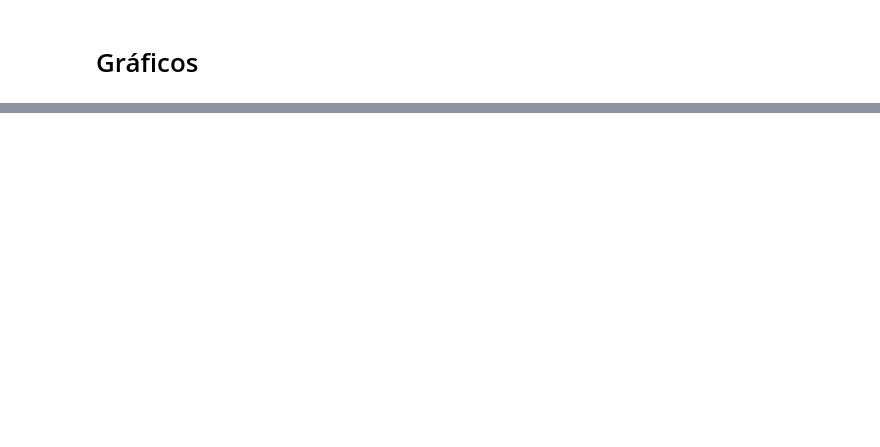
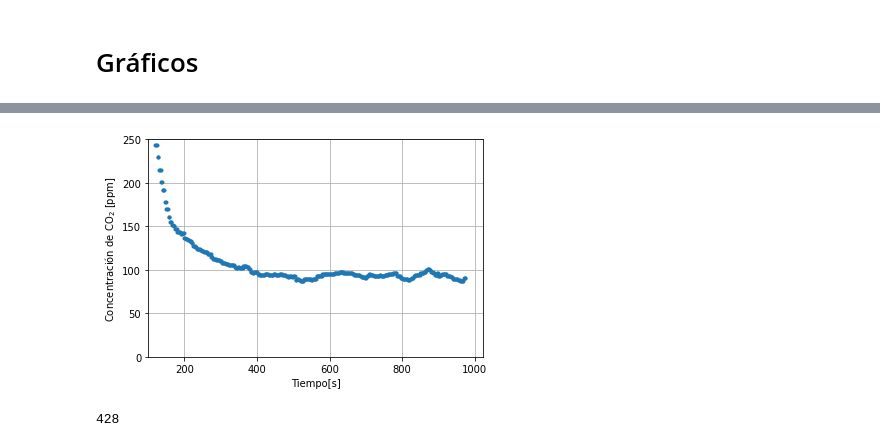
Before and after one commit to fyulita/laboratorio-6-y-7, a Jupyter notebook: Arduino/notebook-co2.ipynb, the cells around one changed output, grey strips where cells are left out. Cells and saved outputs as stored; diff of their text form; code cells hidden in the pictures; blank space fills up the shorter version.

```diff
--- a/Arduino/notebook-co2.ipynb
+++ b/Arduino/notebook-co2.ipynb
@@ -91,0 +94,17 @@ plt.show()
+# %%
+data=df0.data.to_numpy()
+tiempo=np.arange(0,2*len(data),2)
+# %%
+plt.plot(tiempo,data,'.')
+plt.grid(True)
+plt.xlabel('Tiempo[s]')
+plt.ylim(0,250)
+plt.xlim(100,)
+plt.ylabel('Concentración de CO$_2$ [ppm]')
+plt.show()
+# %% [output]
+[figure, added]
+# %%
+len(data)
+# %% [output]
+428
```
Also changed, not shown: parts of 6 cells of this notebook, 8 other files.
